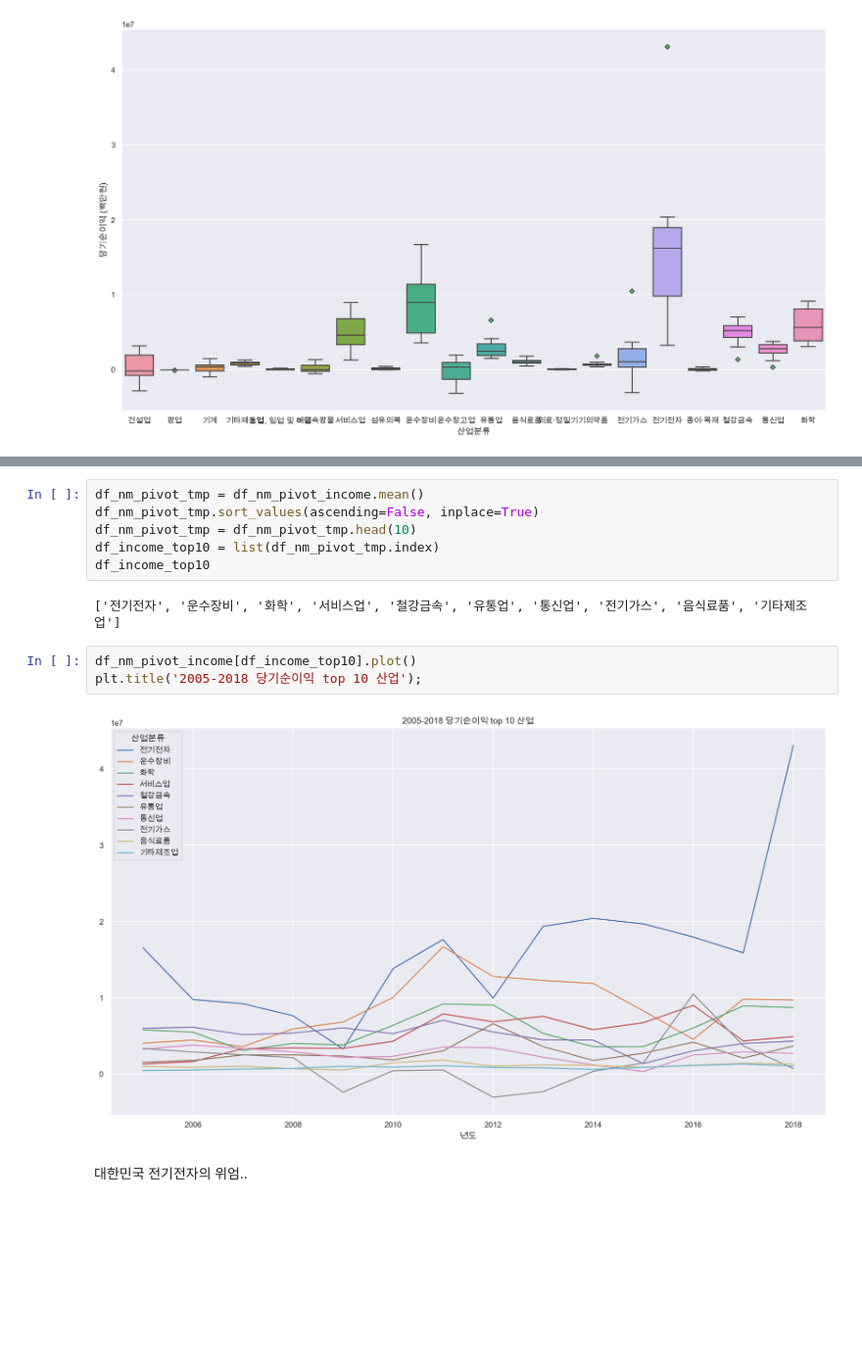
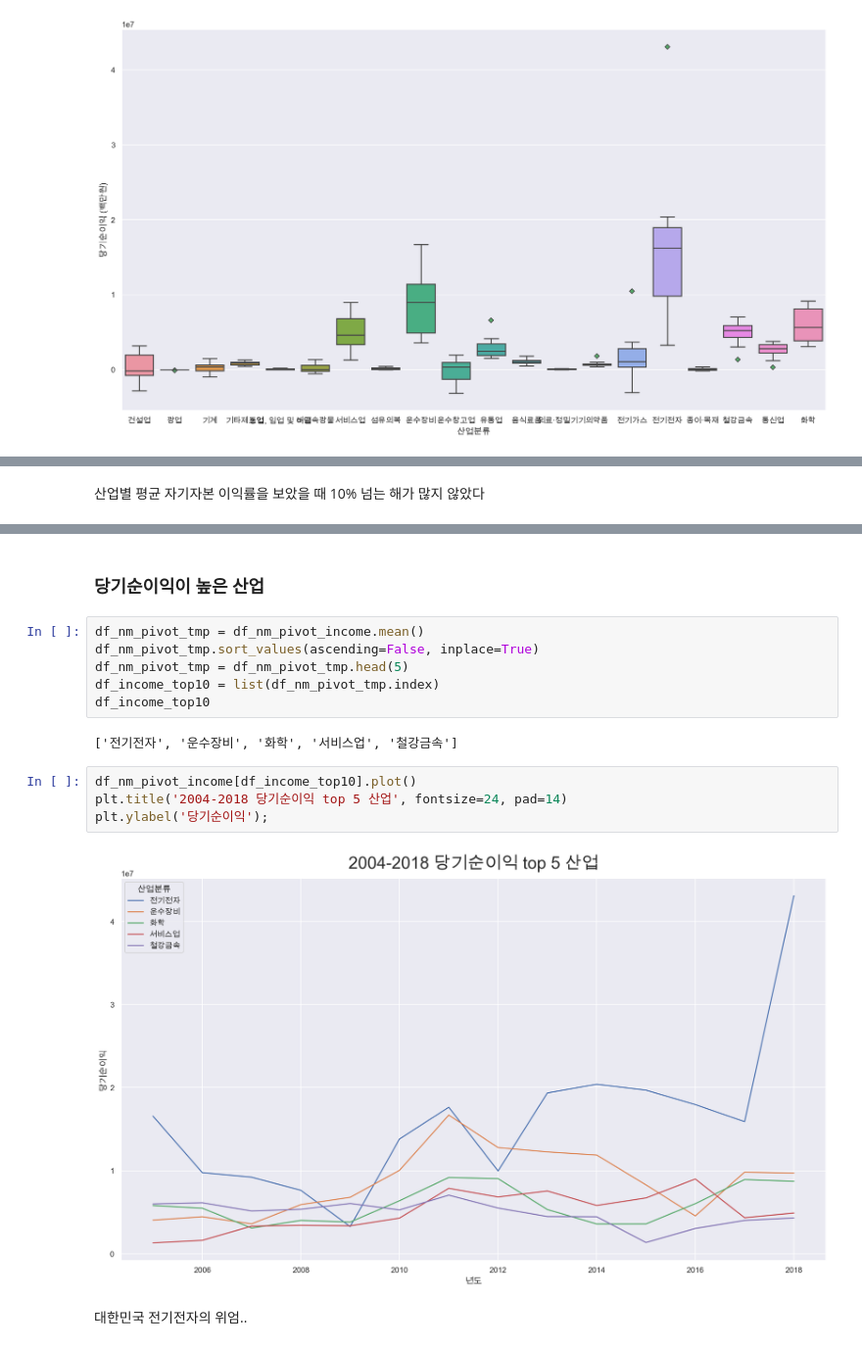
Before and after one commit to dss-16th/eda-repo-1, a Jupyter notebook: norm_max_preprocessing.ipynb, the cells around one changed output, grey strips where cells are left out. Shown at 98% size. Cells and saved outputs as stored; diff of their text form; blank space fills up the shorter version.

```diff
--- a/norm_max_preprocessing.ipynb
+++ b/norm_max_preprocessing.ipynb
@@ -114,3 +129,5 @@ plt.show()
+# %% [markdown]
+산업별 평균 자기자본 이익률을 보았을 때 10% 넘는 해가 많지 않았다
 # %%
 df_nm_pivot_income = df_no_manuf.pivot('년도','산업분류','당기순이익 (백만원)')
 df_nm_pivot_income.head(2)
@@ -119,18 +136,21 @@ df_nm_pivot_income.head(2)
 | 년도 |  |  |  |  |  |  |  |  |  |  |  | ... |
 | 2005 | 2029565 | 2583 | 631167 | 449654 | 28638 | 356548 | 1313525 | -560 | 4046959 | 1982781 | 1530158 | ... |
 | 2006 | 2755247 | -74404 | 556865 | 518790 | 1116 | 107613 | 1625924 | 101044 | 4453287 | 1473399 | 1780914 | ... |
+# %% [markdown]
+### 당기순이익이 높은 산업
 # %%
 df_nm_pivot_tmp = df_nm_pivot_income.mean()
 df_nm_pivot_tmp.sort_values(ascending=False, inplace=True)
-df_nm_pivot_tmp = df_nm_pivot_tmp.head(10)
+df_nm_pivot_tmp = df_nm_pivot_tmp.head(5)
 df_income_top10 = list(df_nm_pivot_tmp.index)
 df_income_top10
 # %% [output]
-['전기전자', '운수장비', '화학', '서비스업', '철강금속', '유통업', '통신업', '전기가스', '음식료품', '기타제조업']
+['전기전자', '운수장비', '화학', '서비스업', '철강금속']
 # %%
 df_nm_pivot_income[df_income_top10].plot()
-plt.title('2005-2018 당기순이익 top 10 산업');
+plt.title('2004-2018 당기순이익 top 5 산업', fontsize=24, pad=14)
+plt.ylabel('당기순이익');
 # %% [output]
-[figure, old version]
+[figure, new version]
 # %% [markdown]
 대한민국 전기전자의 위엄..
```
Also changed, not shown: parts of 38 cells of this notebook.
